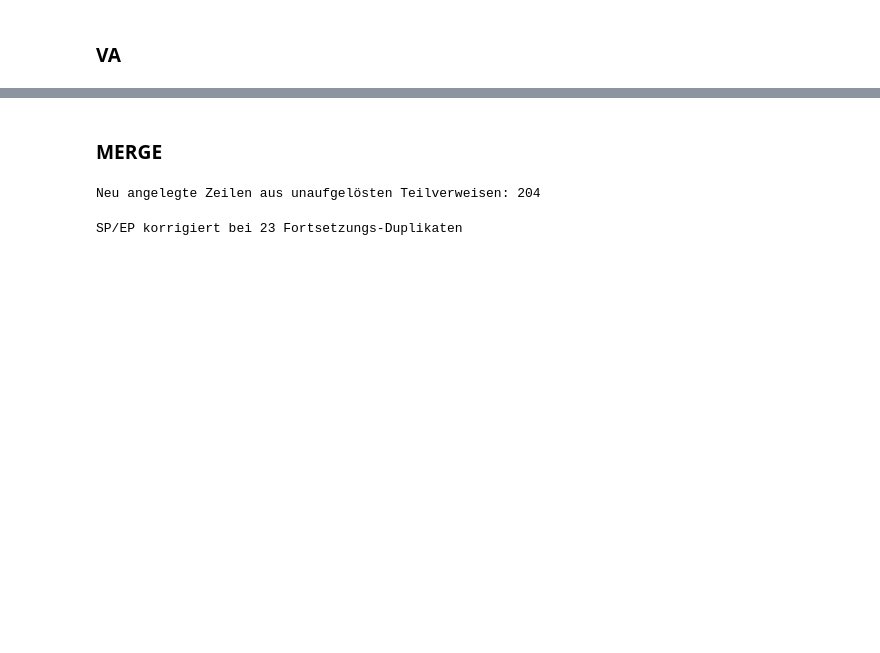
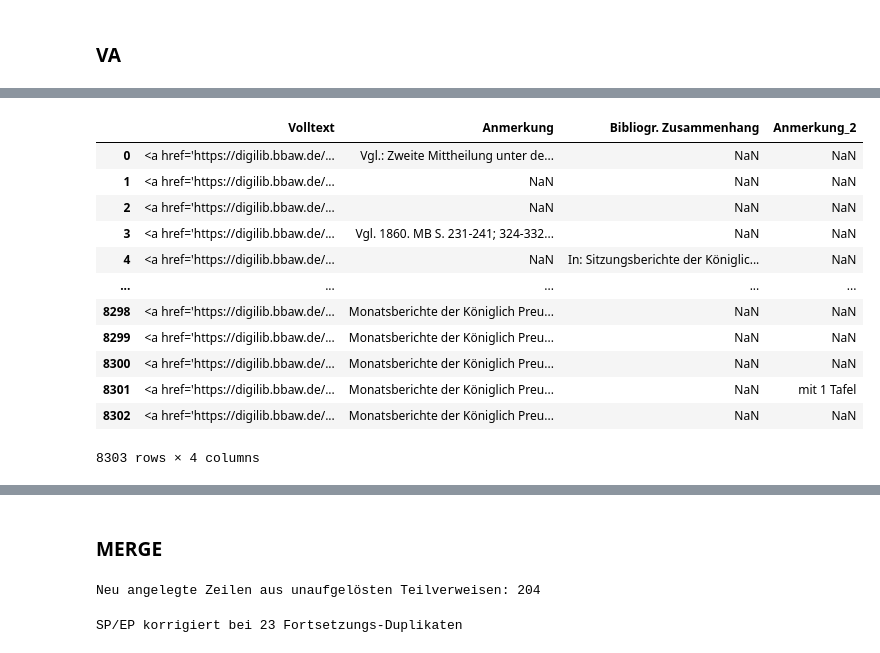
Before and after one commit to BastianBloemer/bbaw_projekt, a Jupyter notebook: pipelines/iiif-plattform/backend/scripts/01_metadata/02_metadata_curate.ipynb, the cells around one changed output, grey strips where cells are left out. Drawn from its saved outputs; the diff is of its cells as text; code cells hidden in the pictures; blank space fills up the shorter version.

Commit message:
zweite Version Webside nach Rücksprache

```diff
--- a/pipelines/iiif-plattform/backend/scripts/01_metadata/02_metadata_curate.ipynb
+++ b/pipelines/iiif-plattform/backend/scripts/01_metadata/02_metadata_curate.ipynb
@@ -147,8 +161,5 @@ va_df
 # %%
 # VA-Daten löschen
-
-# AK-Geschichte entfernen
-va_df = va_df[~va_df['Volltext'].str.contains('ak-gesch', na=False)]
 
 # Spalten löschen
 mask = va_df['Anmerkung'].isna() & va_df['Umfang'].notna()
@@ -167,6 +178,22 @@ va_df = va_df.drop(columns=["Volltext_2", "Volltext_3",
                             "Anmerkung_3",
                             "Umfang", "Umfang_2"
                             ])
+# %%
+va_df
+# %% [output]
+|  | Volltext | Anmerkung | Bibliogr. Zusammenhang | Anmerkung_2 |
+| 0 | <a href='https://digilib.bbaw.de/... | Vgl.: Zweite Mittheilung unter de... | NaN | NaN |
+| 1 | <a href='https://digilib.bbaw.de/... | NaN | NaN | NaN |
+| 2 | <a href='https://digilib.bbaw.de/... | NaN | NaN | NaN |
+| 3 | <a href='https://digilib.bbaw.de/... | Vgl. 1860. MB S. 231-241; 324-332... | NaN | NaN |
+| 4 | <a href='https://digilib.bbaw.de/... | NaN | In: Sitzungsberichte der Königlic... | NaN |
+| ... | ... | ... | ... | ... |
+| 8298 | <a href='https://digilib.bbaw.de/... | Monatsberichte der Königlich Preu... | NaN | NaN |
+| 8299 | <a href='https://digilib.bbaw.de/... | Monatsberichte der Königlich Preu... | NaN | NaN |
+| 8300 | <a href='https://digilib.bbaw.de/... | Monatsberichte der Königlich Preu... | NaN | NaN |
+| 8301 | <a href='https://digilib.bbaw.de/... | Monatsberichte der Königlich Preu... | NaN | mit 1 Tafel |
+| 8302 | <a href='https://digilib.bbaw.de/... | Monatsberichte der Königlich Preu... | NaN | NaN |
+8303 rows × 4 columns
 # %%
 # Anmerkungen und Bibliographischen Zusammenhang mergen
 
```
Also changed, not shown: parts of 5 cells of this notebook, 24 other files.
